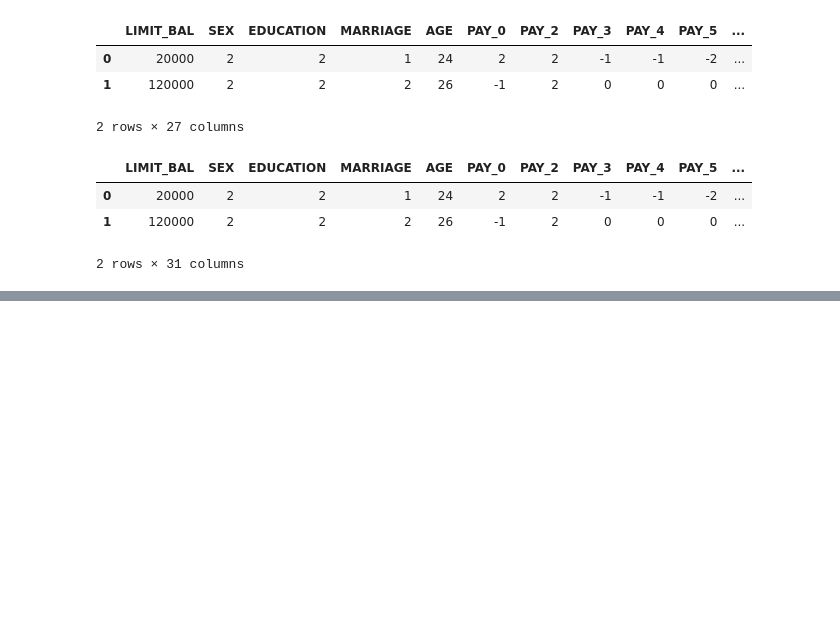
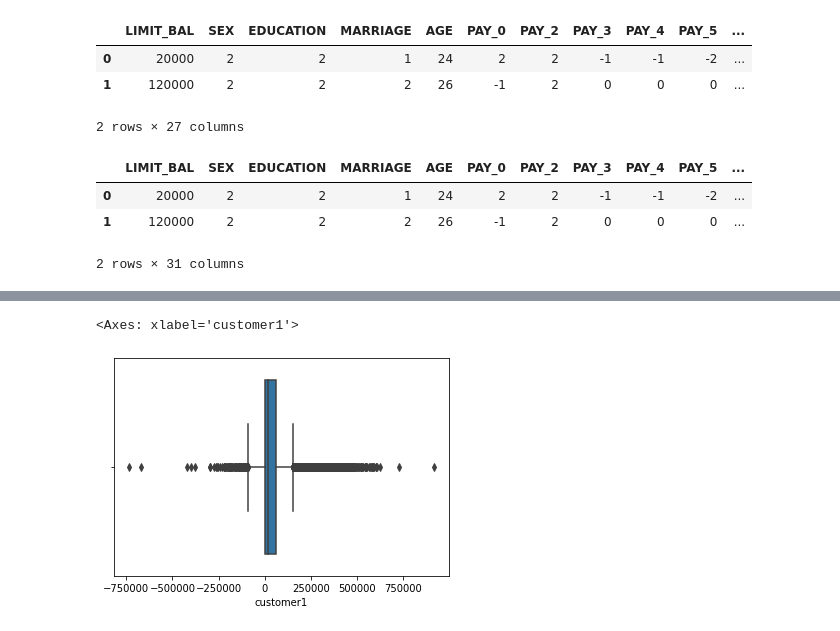
Before and after one commit to harshithgowdakc/Credit-Card-Default-Prediction, a Jupyter notebook: Credit_Card_Default_Prediction.ipynb, the cells around one changed output, grey strips where cells are left out. Cells and saved outputs as stored; diff of their text form; code cells hidden in the pictures; blank space fills up the shorter version.

```diff
--- a/Credit_Card_Default_Prediction.ipynb
+++ b/Credit_Card_Default_Prediction.ipynb
@@ -534,0 +567,5 @@ df.head(2)
+# %%
+sns.boxplot(x = df['customer1'])
+# %% [output]
+<Axes: xlabel='customer1'>
+[figure, added]
```
Also changed, not shown: parts of 20 cells of this notebook.
